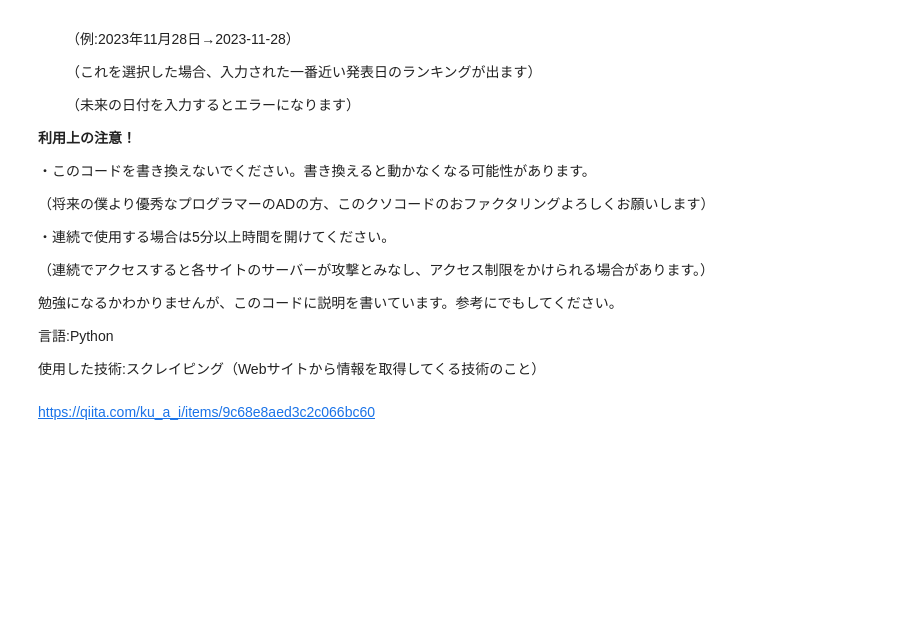
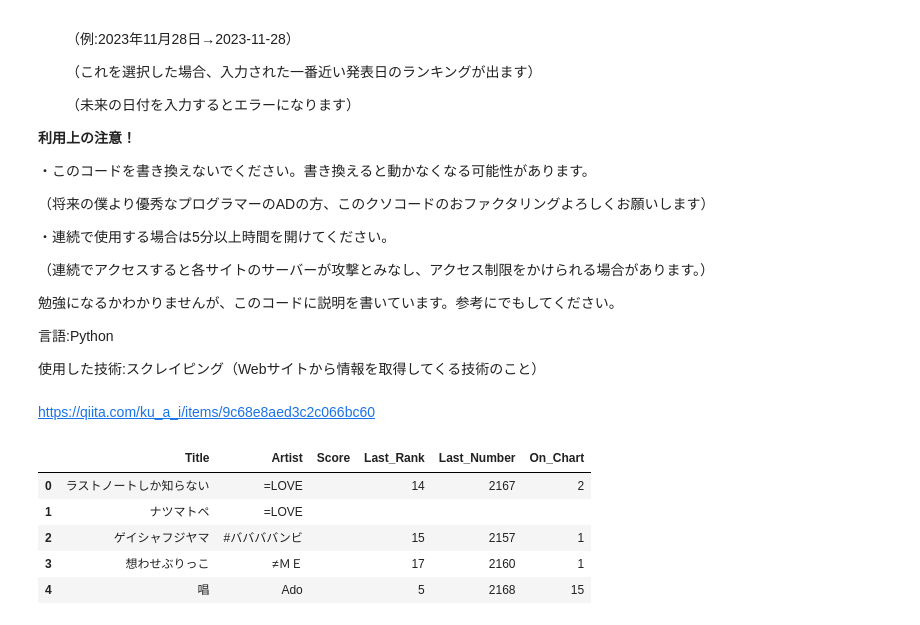
Before and after one commit to super-onigiri-man/JOEU-FM, a Jupyter notebook: FM_ベストヒットランキング.ipynb, the cells around one changed output. Saved outputs shown, nothing was run; the diff lists cells and outputs as text; code cells hidden in the pictures; blank space fills up the shorter version.

```diff
--- a/FM_ベストヒットランキング.ipynb
+++ b/FM_ベストヒットランキング.ipynb
@@ -192,6 +194,17 @@ data = [
 ]
 cursor.executemany(sql, data)#複数のデータを追加したい場合はexecutemanyメソッドを使う
 conn.commit()#コミットする
+# %%
+df = pd.read_sql('SELECT * FROM music_master', conn)
+
+df.head()
+# %% [output]
+|  | Title | Artist | Score | Last_Rank | Last_Number | On_Chart |
+| 0 | ラストノートしか知らない | =LOVE |  | 14 | 2167 | 2 |
+| 1 | ナツマトペ | =LOVE |  |  |  |  |
+| 2 | ゲイシャフジヤマ | #ババババンビ |  | 15 | 2157 | 1 |
+| 3 | 想わせぶりっこ | ≠ＭＥ |  | 17 | 2160 | 1 |
+| 4 | 唱 | Ado |  | 5 | 2168 | 15 |
 # %%
 import requests
 from bs4 import BeautifulSoup #スクレイピング（取得）用
```
Also changed, not shown: parts of 10 cells of this notebook.
